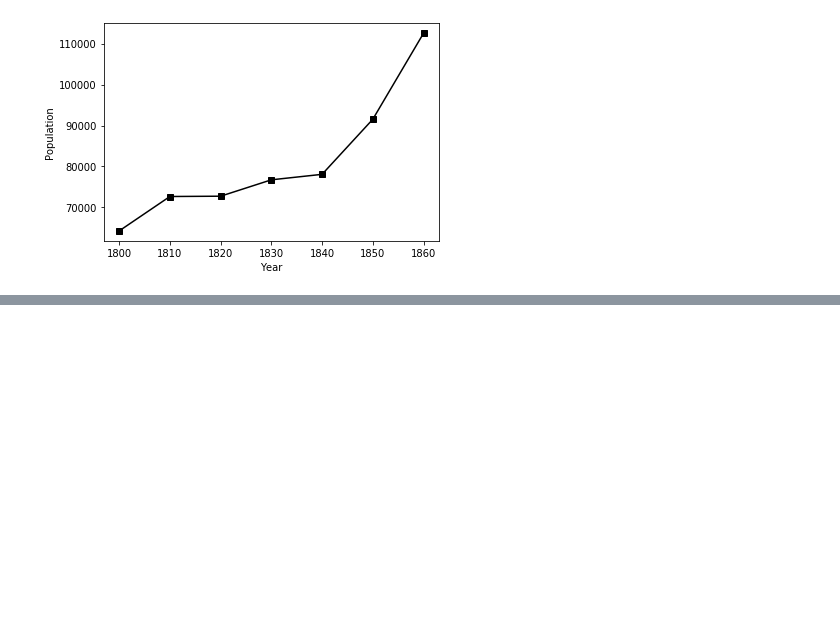
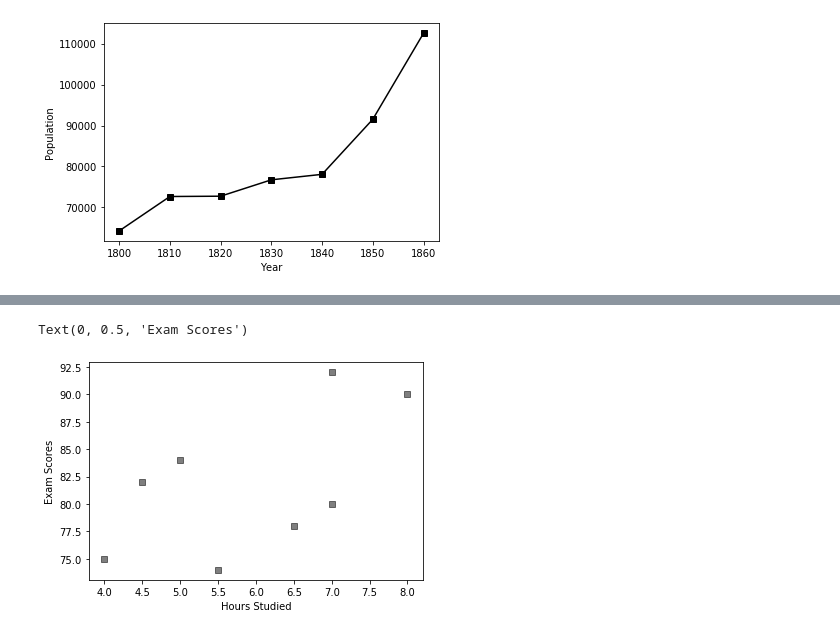
Before and after one commit to paulaonea/python-humongous-book-of-statistics, a Jupyter notebook: Chapter 1 - Displaying Descriptive Statistics.ipynb, the cells around one changed output, grey strips where cells are left out. Cells and saved outputs as stored; diff of their text form; code cells hidden in the pictures; blank space fills up the shorter version.

```diff
--- a/Chapter 1 - Displaying Descriptive Statistics.ipynb
+++ b/Chapter 1 - Displaying Descriptive Statistics.ipynb
@@ -415,0 +419,9 @@ Text(0, 0.5, 'Population')
+# %%
+score = pd.Series([84, 92, 82, 80, 90, 78, 74, 75],
+                 index = [5, 7, 4.5, 7, 8, 6.5, 5.5, 4])
+plt.scatter(score.index, score[:], color='k',alpha=0.5, marker='s')
+plt.xlabel('Hours Studied')
+plt.ylabel('Exam Scores')
+# %% [output]
+Text(0, 0.5, 'Exam Scores')
+[figure, added]
```
Also changed, not shown: parts of 1 cell of this notebook.
